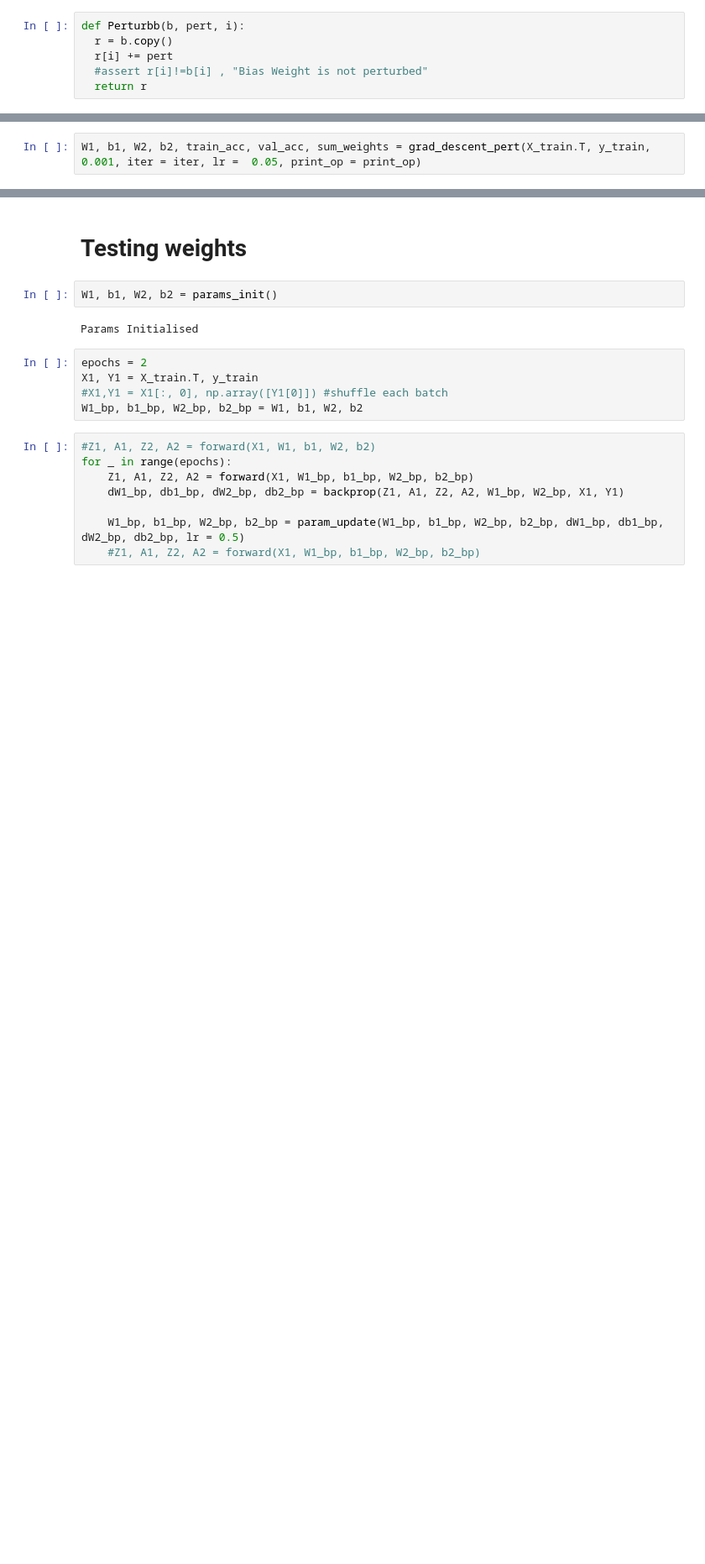
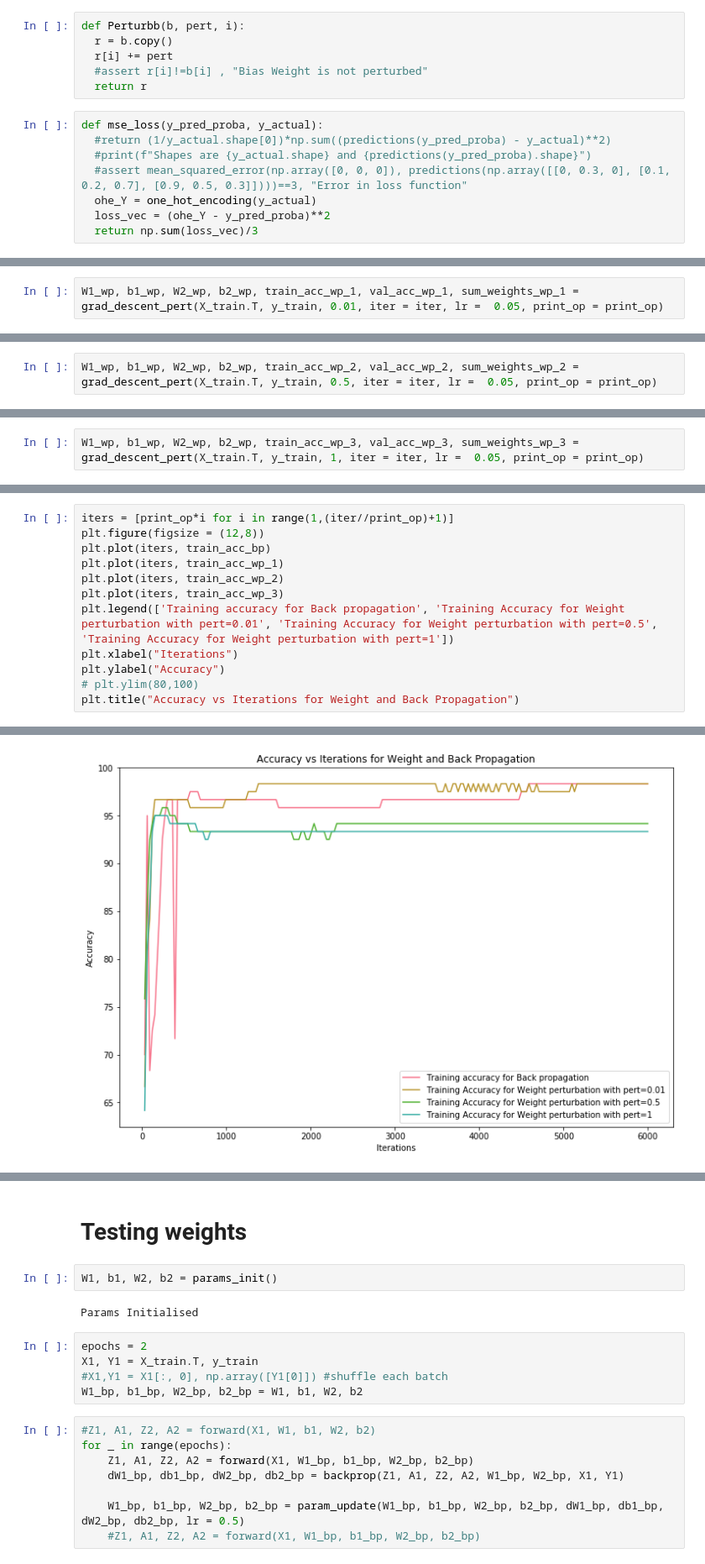
Before and after one commit to Rohit01-zoey/Perturbation-techniques-in-CNNs, a Jupyter notebook: code/wp_ups.ipynb, the cells around one changed output, grey strips where cells are left out. Shown at 84% size. Saved outputs shown, nothing was run; the diff lists cells and outputs as text; blank space fills up the shorter version.

```diff
--- a/code/wp_ups.ipynb
+++ b/code/wp_ups.ipynb
@@ -395,4 +395,12 @@ def Perturbb(b, pert, i):
   r[i] += pert
   #assert r[i]!=b[i] , "Bias Weight is not perturbed"
   return r
+# %%
+def mse_loss(y_pred_proba, y_actual):
+  #return (1/y_actual.shape[0])*np.sum((predictions(y_pred_proba) - y_actual)**2)
+  #print(f"Shapes are {y_actual.shape} and {predictions(y_pred_proba).shape}")
+  #assert mean_squared_error(np.array([0, 0, 0]), predictions(np.array([[0, 0.3, 0], [0.1, 0.2, 0.7], [0.9, 0.5, 0.3]])))==3, "Error in loss function"
+  ohe_Y = one_hot_encoding(y_actual)
+  loss_vec = (ohe_Y - y_pred_proba)**2
+  return np.sum(loss_vec)/3
 # %%
@@ -494,7 +495,7 @@ def grad_descent_pert(X,Y,pert=0.5, iter = 100, lr = 0.03, print_op = 100):
 
   return W1, b1, W2, b2, train_acc, val_acc, sum_weights
 # %%
-W1, b1, W2, b2, train_acc, val_acc, sum_weights = grad_descent_pert(X_train.T, y_train, 0.001, iter = iter, lr =  0.05, print_op = print_op)
+W1_wp, b1_wp, W2_wp, b2_wp, train_acc_wp_1, val_acc_wp_1, sum_weights_wp_1 = grad_descent_pert(X_train.T, y_train, 0.01, iter = iter, lr =  0.05, print_op = print_op)
 # %% [output]
 Params Initialised
 Learning rate set to 0.05
@@ -516,0 +517,2 @@ KeyboardInterrupt:
+# %%
+W1_wp, b1_wp, W2_wp, b2_wp, train_acc_wp_2, val_acc_wp_2, sum_weights_wp_2 = grad_descent_pert(X_train.T, y_train, 0.5, iter = iter, lr =  0.05, print_op = print_op)
@@ -516,0 +537,2 @@ KeyboardInterrupt:
+# %%
+W1_wp, b1_wp, W2_wp, b2_wp, train_acc_wp_3, val_acc_wp_3, sum_weights_wp_3 = grad_descent_pert(X_train.T, y_train, 1, iter = iter, lr =  0.05, print_op = print_op)
@@ -516,0 +570,13 @@ KeyboardInterrupt:
+# %%
+iters = [print_op*i for i in range(1,(iter//print_op)+1)]
+plt.figure(figsize = (12,8))
+plt.plot(iters, train_acc_bp)
+plt.plot(iters, train_acc_wp_1)
+plt.plot(iters, train_acc_wp_2)
+plt.plot(iters, train_acc_wp_3)
+plt.legend(['Training accuracy for Back propagation', 'Training Accuracy for Weight perturbation with pert=0.01', 'Training Accuracy for Weight perturbation with pert=0.5', 'Training Accuracy for Weight perturbation with pert=1'])
+plt.xlabel("Iterations")
+plt.ylabel("Accuracy")
+# plt.ylim(80,100)
+plt.title("Accuracy vs Iterations for Weight and Back Propagation")
+# %% [output]
@@ -516,0 +584 @@ KeyboardInterrupt:
+[figure, added]
```
Also changed, not shown: parts of 30 cells of this notebook, 1 other file.
